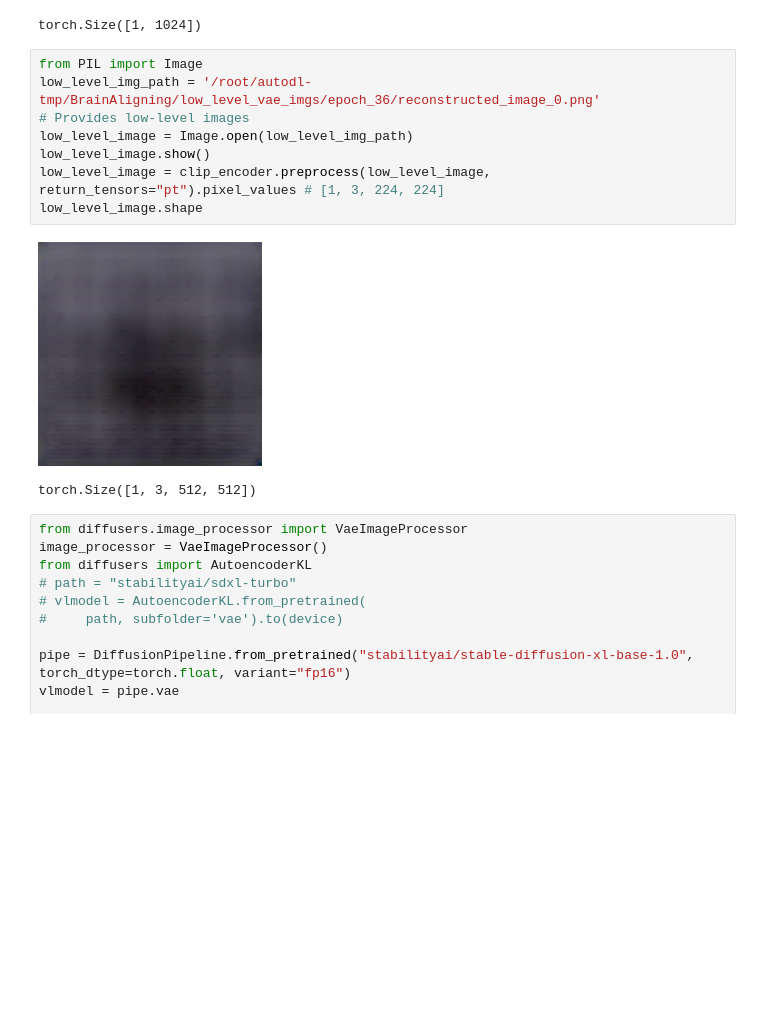
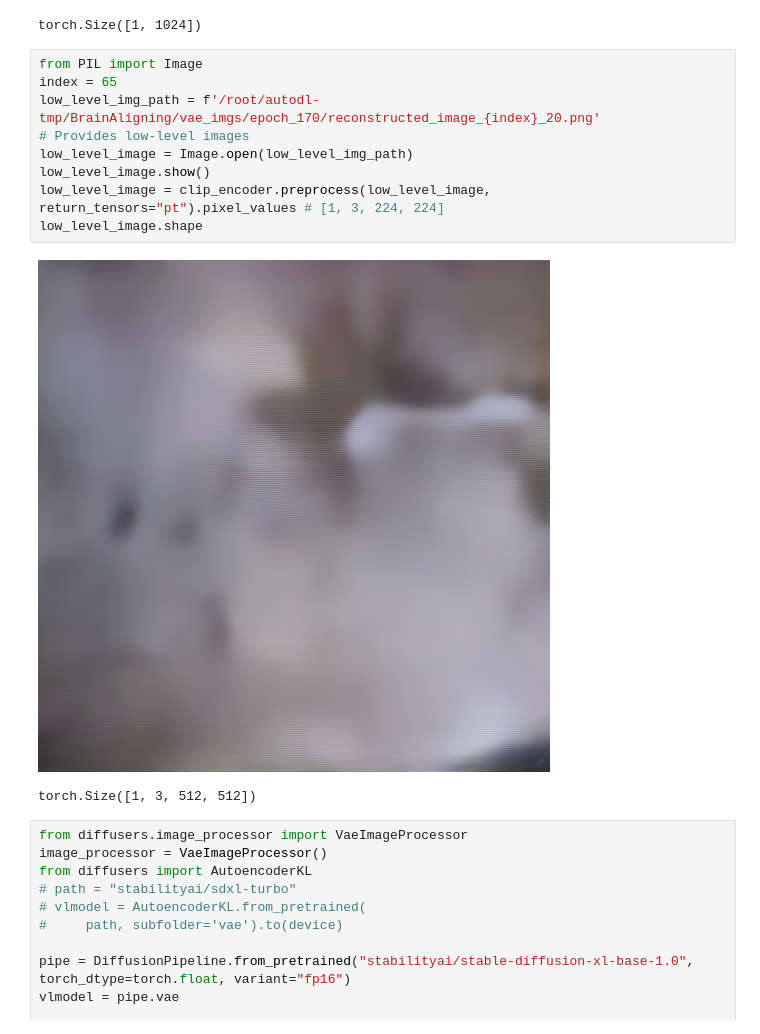
Before and after one commit to dongyangli-del/EEG_Image_decode, a Jupyter notebook: Generation/1x1024_reconstruct_sdxl.ipynb, the cells around one changed output. Cells and saved outputs as stored; diff of their text form; blank space fills up the shorter version.

```diff
--- a/Generation/1x1024_reconstruct_sdxl.ipynb
+++ b/Generation/1x1024_reconstruct_sdxl.ipynb
@@ -137,14 +137,15 @@ image_embeds_1[0].shape
 torch.Size([1, 1024])
 # %%
 from PIL import Image
-low_level_img_path = '/root/autodl-tmp/BrainAligning/low_level_vae_imgs/epoch_36/reconstructed_image_0.png'
+index = 65
+low_level_img_path = f'/root/autodl-tmp/BrainAligning/vae_imgs/epoch_170/reconstructed_image_{index}_20.png'
 # Provides low-level images
 low_level_image = Image.open(low_level_img_path)
 low_level_image.show()
 low_level_image = clip_encoder.preprocess(low_level_image, return_tensors="pt").pixel_values # [1, 3, 224, 224]
 low_level_image.shape
 # %% [output]
-[figure, old version]
+[figure, new version]
 torch.Size([1, 3, 512, 512])
 # %%
 from diffusers.image_processor import VaeImageProcessor
```
Also changed, not shown: parts of 6 cells of this notebook, 16 other files.
